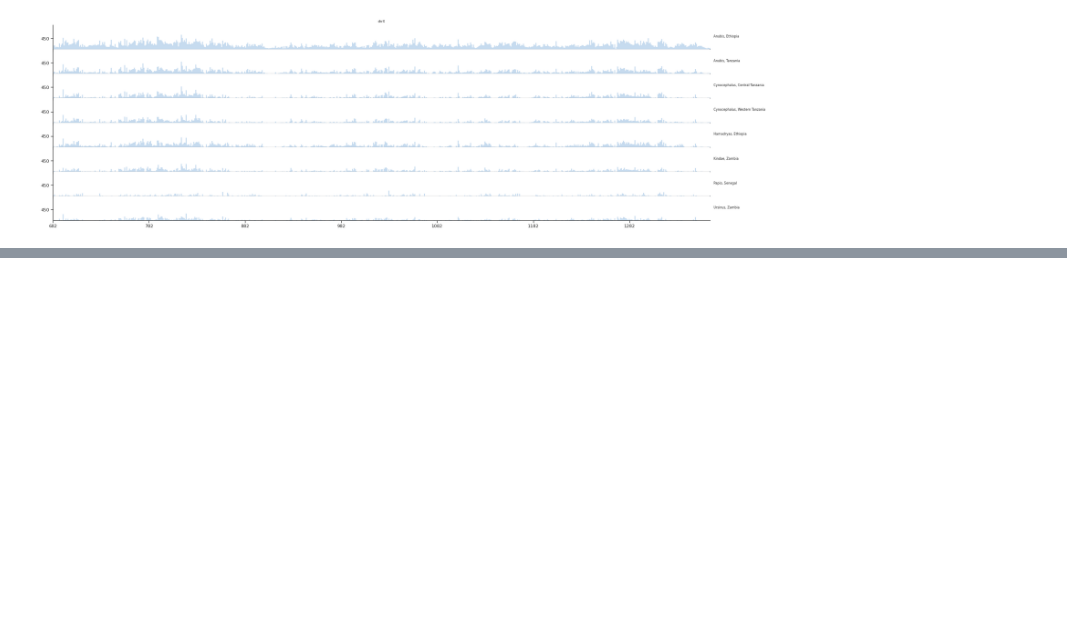
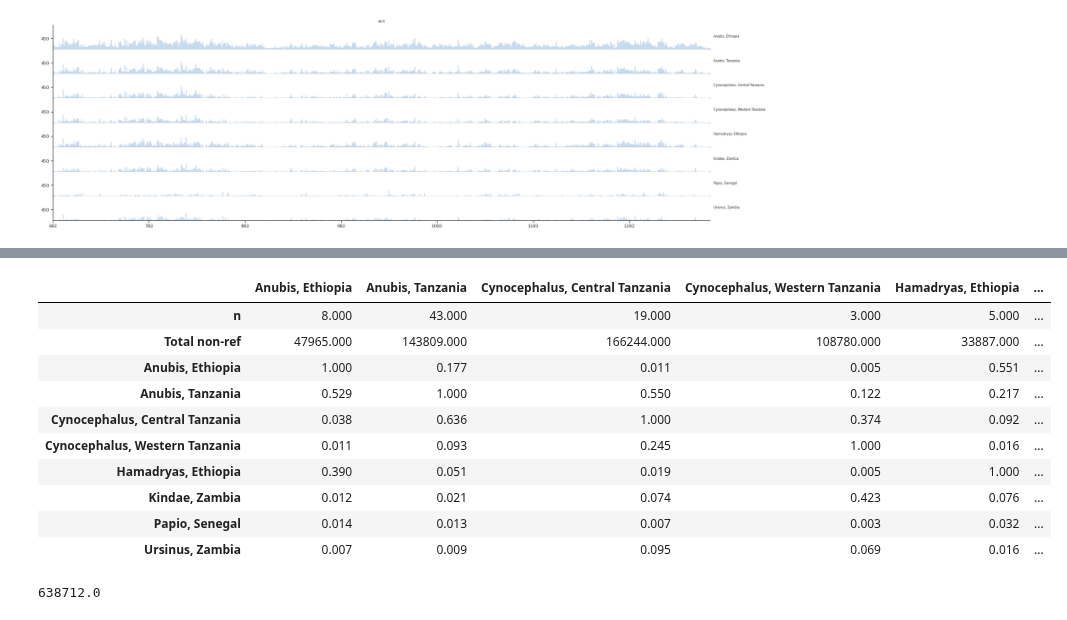
Before and after one commit to erikfogh/baboon_analysis, a Jupyter notebook: notebooks/snf01_shared_non_ref_groupings.ipynb, the cells around one changed output, grey strips where cells are left out. Drawn from its saved outputs; the diff is of its cells as text; code cells hidden in the pictures; blank space fills up the shorter version.

```diff
--- a/notebooks/sd01_shared_non_ref_groupings.ipynb
+++ b/notebooks/snf01_shared_non_ref_groupings.ipynb
@@ -268,7 +268,7 @@ for s1 in sorted(id_dir_region):
     for s2 in sorted(id_dir_region):
         chrom="chrX"
         shared =((df_region_r[s1]==True) & (df_region_r[s2]==True))
-        pos_subset = pos.compress(df_region_r.region_derived != 8,axis=0)
+        pos_subset = pos.compress(df_region_r.non_ref_sum != max(df_region.non_ref_sum),axis=0)
         nnz, windows, counts = allel.windowed_statistic(pos_subset,
                                                         shared, statistic=shared_counting, size=window_size)
         df = pd.DataFrame()
@@ -295,0 +314,29 @@ fig = horizonplot(anubis_second_half, 'shared', width=1, col='chrom', row='pop',
+# %%
+pd.set_option("display.precision", 2)
+pd.set_option('display.float_format', lambda x: '%.3f' % x)
+d_d = {}
+for s1 in sorted(id_dir_region):
+    d_d[s1] = {}
+    total_non_ref = (df_region_r[s1]==True).sum()
+    d_d[s1]["n"] = len(id_dir_region[s1])
+    d_d[s1]["Total non-ref"] = total_non_ref
+    for s2 in sorted(id_dir_region):
+        d_d[s1][s2] =((df_region_r[s1]==True) & (df_region_r[s2]==True)).sum()/total_non_ref
+derived_df_region = pd.DataFrame(d_d)
+derived_df_region
+# %% [output]
+|  | Anubis, Ethiopia | Anubis, Tanzania | Cynocephalus, Central Tanzania | Cynocephalus, Western Tanzania | Hamadryas, Ethiopia | ... |
+| n | 8.000 | 43.000 | 19.000 | 3.000 | 5.000 | ... |
+| Total non-ref | 47965.000 | 143809.000 | 166244.000 | 108780.000 | 33887.000 | ... |
+| Anubis, Ethiopia | 1.000 | 0.177 | 0.011 | 0.005 | 0.551 | ... |
+| Anubis, Tanzania | 0.529 | 1.000 | 0.550 | 0.122 | 0.217 | ... |
+| Cynocephalus, Central Tanzania | 0.038 | 0.636 | 1.000 | 0.374 | 0.092 | ... |
+| Cynocephalus, Western Tanzania | 0.011 | 0.093 | 0.245 | 1.000 | 0.016 | ... |
+| Hamadryas, Ethiopia | 0.390 | 0.051 | 0.019 | 0.005 | 1.000 | ... |
+| Kindae, Zambia | 0.012 | 0.021 | 0.074 | 0.423 | 0.076 | ... |
+| Papio, Senegal | 0.014 | 0.013 | 0.007 | 0.003 | 0.032 | ... |
+| Ursinus, Zambia | 0.007 | 0.009 | 0.095 | 0.069 | 0.016 | ... |
+# %%
+derived_df_region.iloc[1].sum()
+# %% [output]
+638712.0
```
Also changed, not shown: parts of 13 cells of this notebook, 2 other files.
